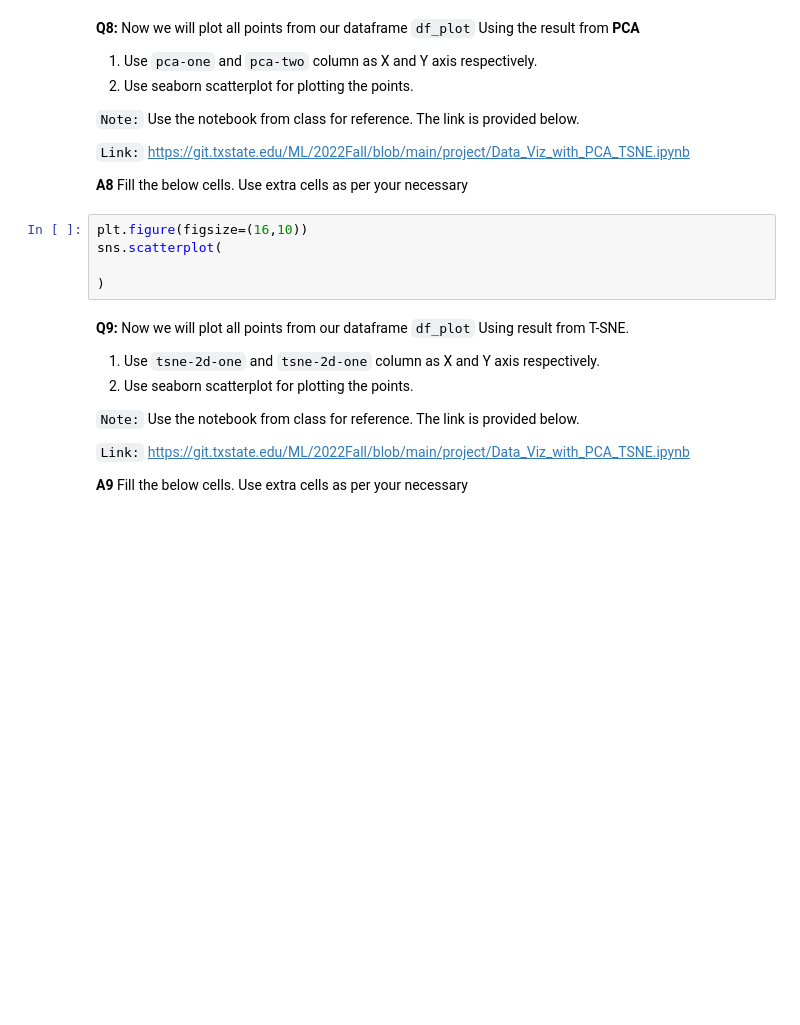
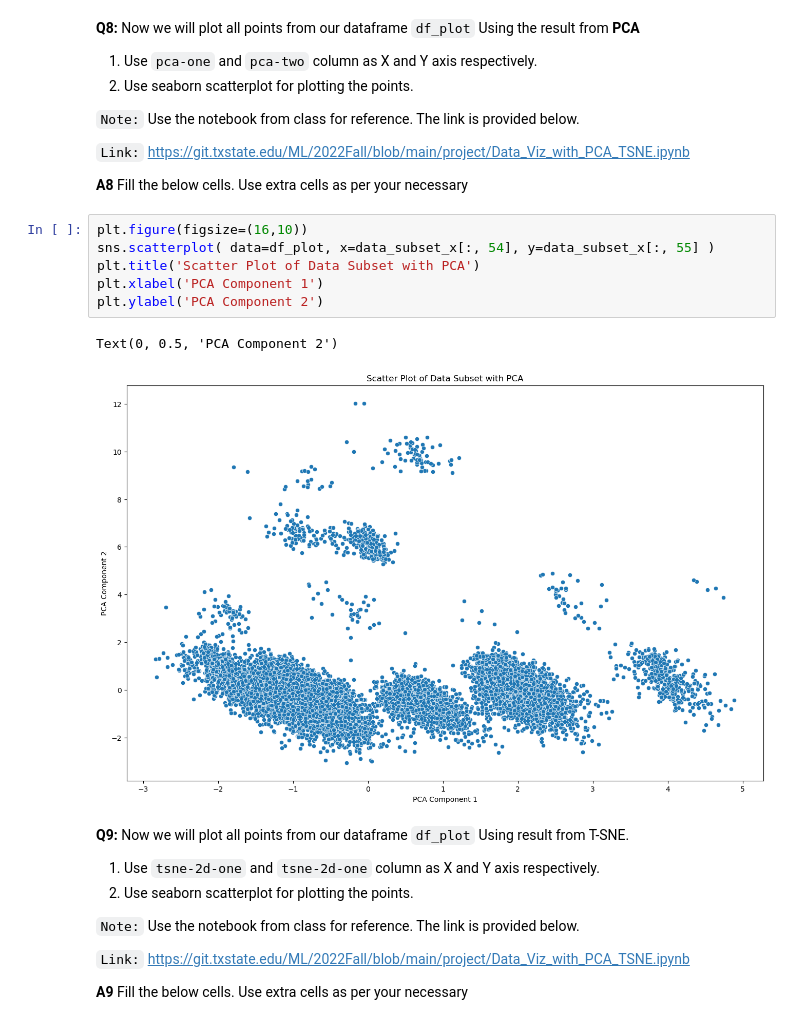
Before and after one commit to P-wig/ML-HW, a Jupyter notebook: HW6/HW6.ipynb, the cells around one changed output. Saved outputs shown, nothing was run; the diff lists cells and outputs as text; blank space fills up the shorter version.

````diff
--- a/HW6/HW6.ipynb
+++ b/HW6/HW6.ipynb
@@ -281,11 +294,15 @@ SyntaxError: invalid syntax (1356688067.py, line 1)
 ```Link:``` https://git.txstate.edu/ML/2022Fall/blob/main/project/Data_Viz_with_PCA_TSNE.ipynb
 
 **A8** Fill the below cells. Use extra cells as per your necessary
-# %%
-plt.figure(figsize=(16,10))
-sns.scatterplot(
-
-)
+# %%
+plt.figure(figsize=(16,10))
+sns.scatterplot( data=df_plot, x=data_subset_x[:, 54], y=data_subset_x[:, 55] )
+plt.title('Scatter Plot of Data Subset with PCA')
+plt.xlabel('PCA Component 1')
+plt.ylabel('PCA Component 2')
+# %% [output]
+Text(0, 0.5, 'PCA Component 2')
+[figure, added]
 # %% [markdown]
 **Q9:** Now we will plot all points from our dataframe ```df_plot``` Using result from T-SNE.
 
````
Also changed, not shown: parts of 5 cells of this notebook.
